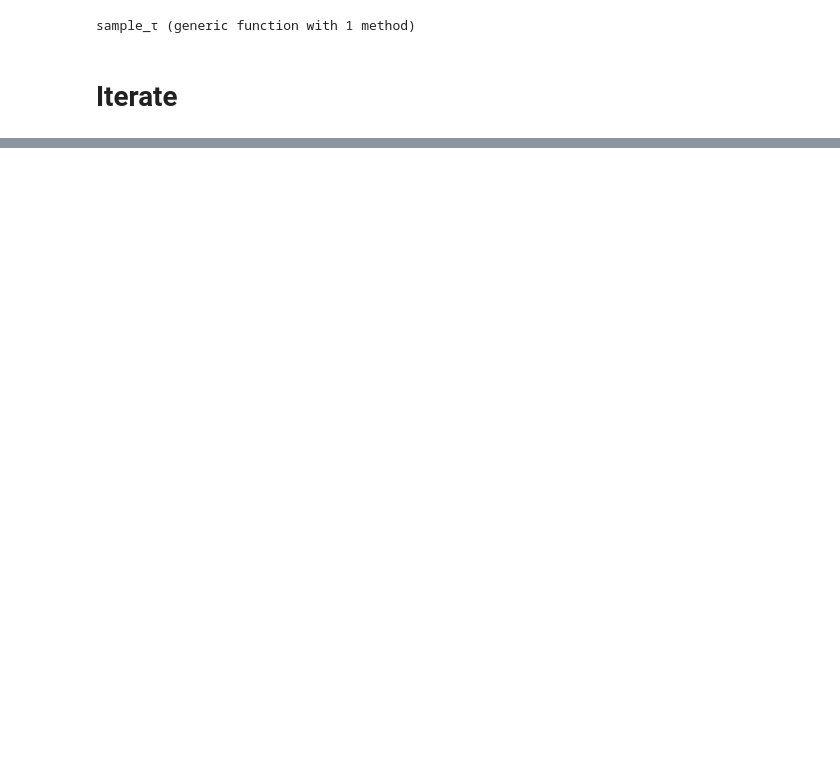
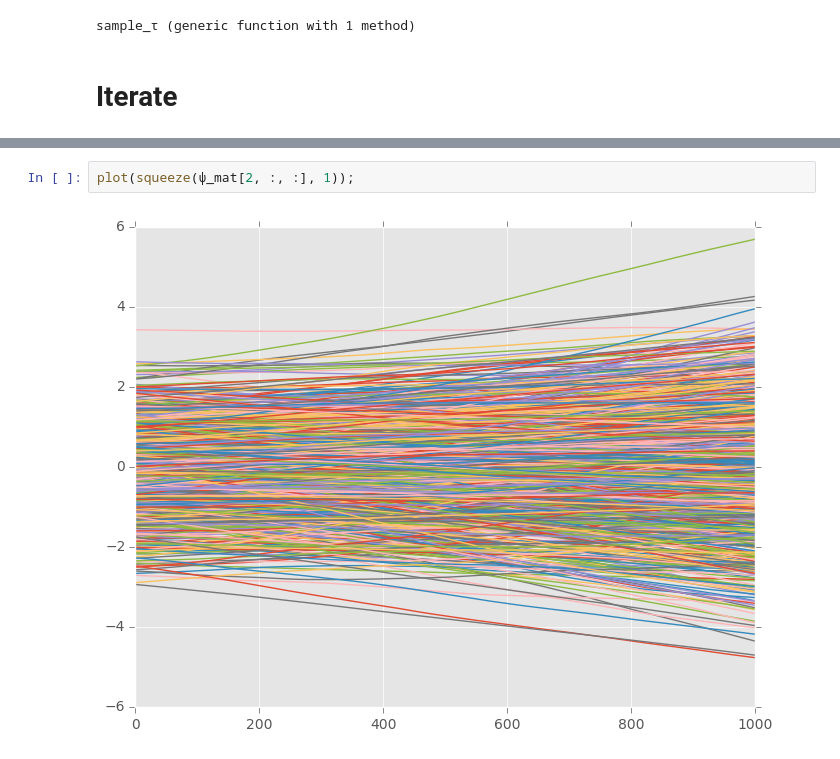
Before and after one commit to jmxpearson/laf, a Jupyter notebook: julia_labcr_integration_test.ipynb, the cells around one changed output, grey strips where cells are left out. Cells and saved outputs as stored; diff of their text form; blank space fills up the shorter version.

```diff
--- a/julia_labcr_integration_test.ipynb
+++ b/julia_labcr_integration_test.ipynb
@@ -370,3 +425,7 @@ plot((y - yhat)')
+# %%
+plot(squeeze(ψ_mat[2, :, :], 1));
+# %% [output]
+[figure, added]
 # %%
 σξ, σA, Σ0
 # %% [output]
```
Also changed, not shown: parts of 28 cells of this notebook, 1 other file.
